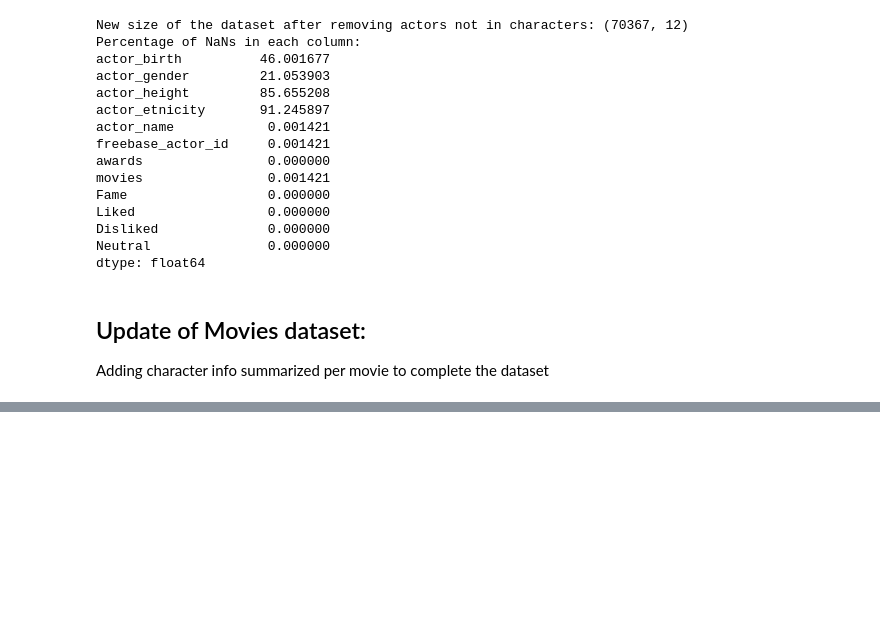
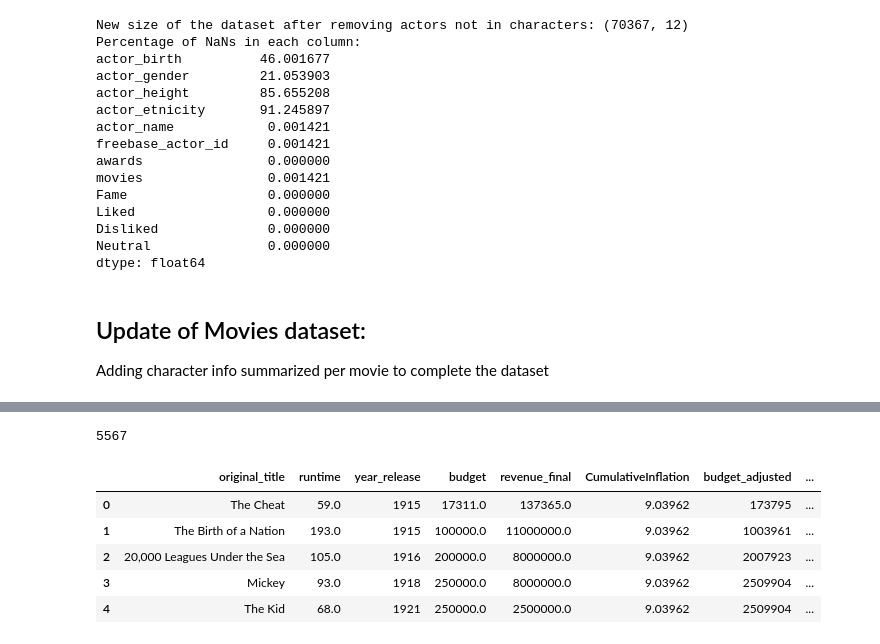
Before and after one commit to epfl-ada/ada-2023-project-shinebrightlikeadamon, a Jupyter notebook: data_preprocessing.ipynb, the cells around one changed output, grey strips where cells are left out. Cells and saved outputs as stored; diff of their text form; code cells hidden in the pictures; blank space fills up the shorter version.

```diff
--- a/data_cleaning.ipynb
+++ b/data_preprocessing.ipynb
@@ -502,0 +535,12 @@ New size of the dataset after merging with characters: (25515, 16)
+# %%
+#get and clean movies data
+movies.columns = ['wikipedia_id', 'freebase_id', 'name', 'release_date', 'revenue', 'runtime', 'languages', 'countries', 'genres']
+movie_rev = movies[["name", "release_date" , "runtime", "revenue"]]
+movie_rev["revenue_ada"] = movie_rev["revenue"]
+movie_rev['year_release'] = pd.to_datetime(movie_rev["release_date"], infer_datetime_format=True, errors="coerce").dt.year
+movie_rev = movie_rev.drop(columns=["revenue", "release_date"])
+print(len(movie_rev))
+movie_rev = movie_rev.dropna()
+movie_rev['year_release'] =  movie_rev['year_release'].astype(int)
+print(len(movie_rev))
+movie_rev.head()
@@ -502,0 +625,12 @@ New size of the dataset after merging with characters: (25515, 16)
+# %%
+money_data = money_data.sort_values(by='year_release').reset_index(drop=True)
+print(len(money_data))
+money_data.head()
+# %% [output]
+5567
+|  | original_title | runtime | year_release | budget | revenue_final | CumulativeInflation | budget_adjusted | ... |
+| 0 | The Cheat | 59.0 | 1915 | 17311.0 | 137365.0 | 9.03962 | 173795 | ... |
+| 1 | The Birth of a Nation | 193.0 | 1915 | 100000.0 | 11000000.0 | 9.03962 | 1003961 | ... |
+| 2 | 20,000 Leagues Under the Sea | 105.0 | 1916 | 200000.0 | 8000000.0 | 9.03962 | 2007923 | ... |
+| 3 | Mickey | 93.0 | 1918 | 250000.0 | 8000000.0 | 9.03962 | 2509904 | ... |
+| 4 | The Kid | 68.0 | 1921 | 250000.0 | 2500000.0 | 9.03962 | 2509904 | ... |
```
Also changed, not shown: parts of 11 cells of this notebook.
